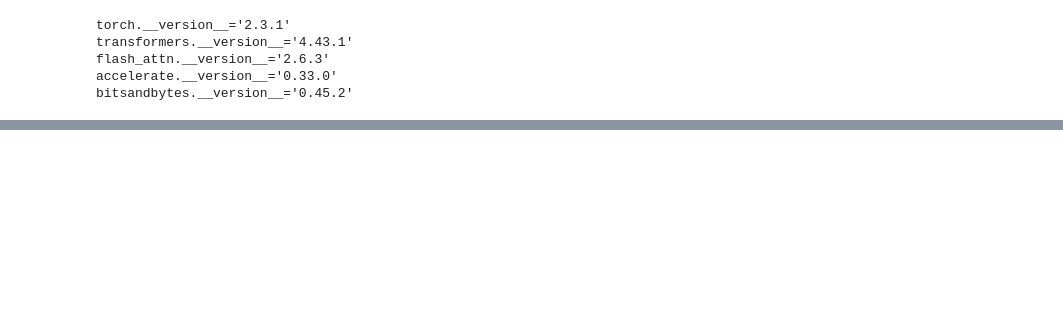
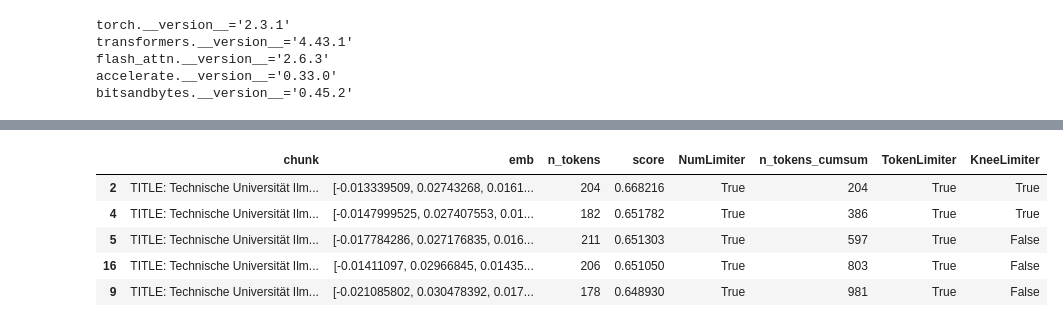
Before and after one commit to fee1ix/beesup_injection_lab, a Jupyter notebook: rag_notebook.ipynb, the cells around one changed output, grey strips where cells are left out. Cells and saved outputs as stored; diff of their text form; code cells hidden in the pictures; blank space fills up the shorter version.

```diff
--- a/rag_notebook.ipynb
+++ b/rag_notebook.ipynb
@@ -689,0 +193,10 @@ Die folgenden Wildbienen leben solitär:
+# %%
+# plot the ranking chunks of recent query
+rag_pipe._ranking
+# %% [output]
+|  | chunk | emb | n_tokens | score | NumLimiter | n_tokens_cumsum | TokenLimiter | KneeLimiter |
+| 2 | TITLE: Technische Universität Ilm... | [-0.013339509, 0.02743268, 0.0161... | 204 | 0.668216 | True | 204 | True | True |
+| 4 | TITLE: Technische Universität Ilm... | [-0.0147999525, 0.027407553, 0.01... | 182 | 0.651782 | True | 386 | True | True |
+| 5 | TITLE: Technische Universität Ilm... | [-0.017784286, 0.027176835, 0.016... | 211 | 0.651303 | True | 597 | True | False |
+| 16 | TITLE: Technische Universität Ilm... | [-0.01411097, 0.02966845, 0.01435... | 206 | 0.651050 | True | 803 | True | False |
+| 9 | TITLE: Technische Universität Ilm... | [-0.021085802, 0.030478392, 0.017... | 178 | 0.648930 | True | 981 | True | False |
```
Also changed, not shown: parts of 50 cells of this notebook, 4 other files.
